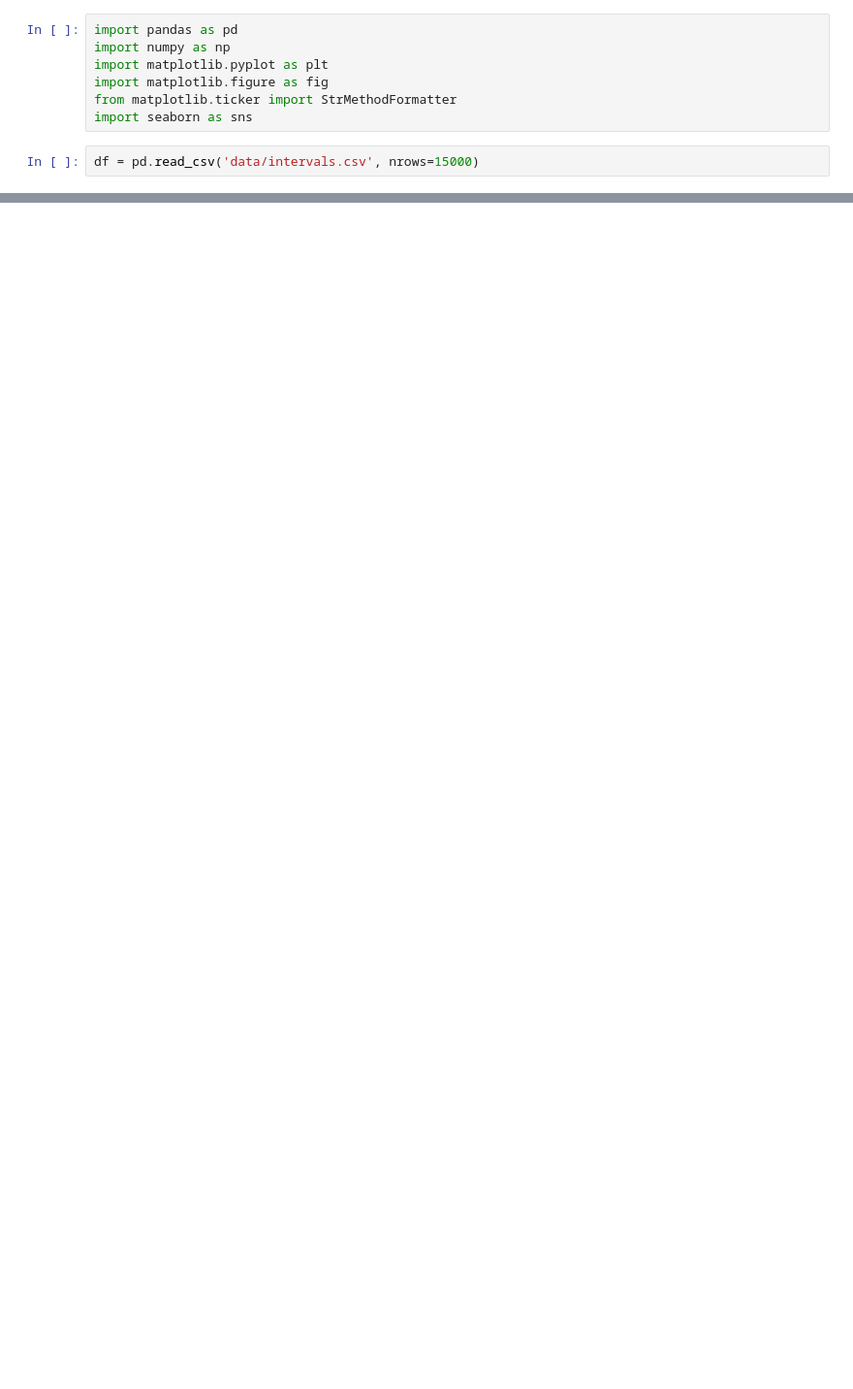
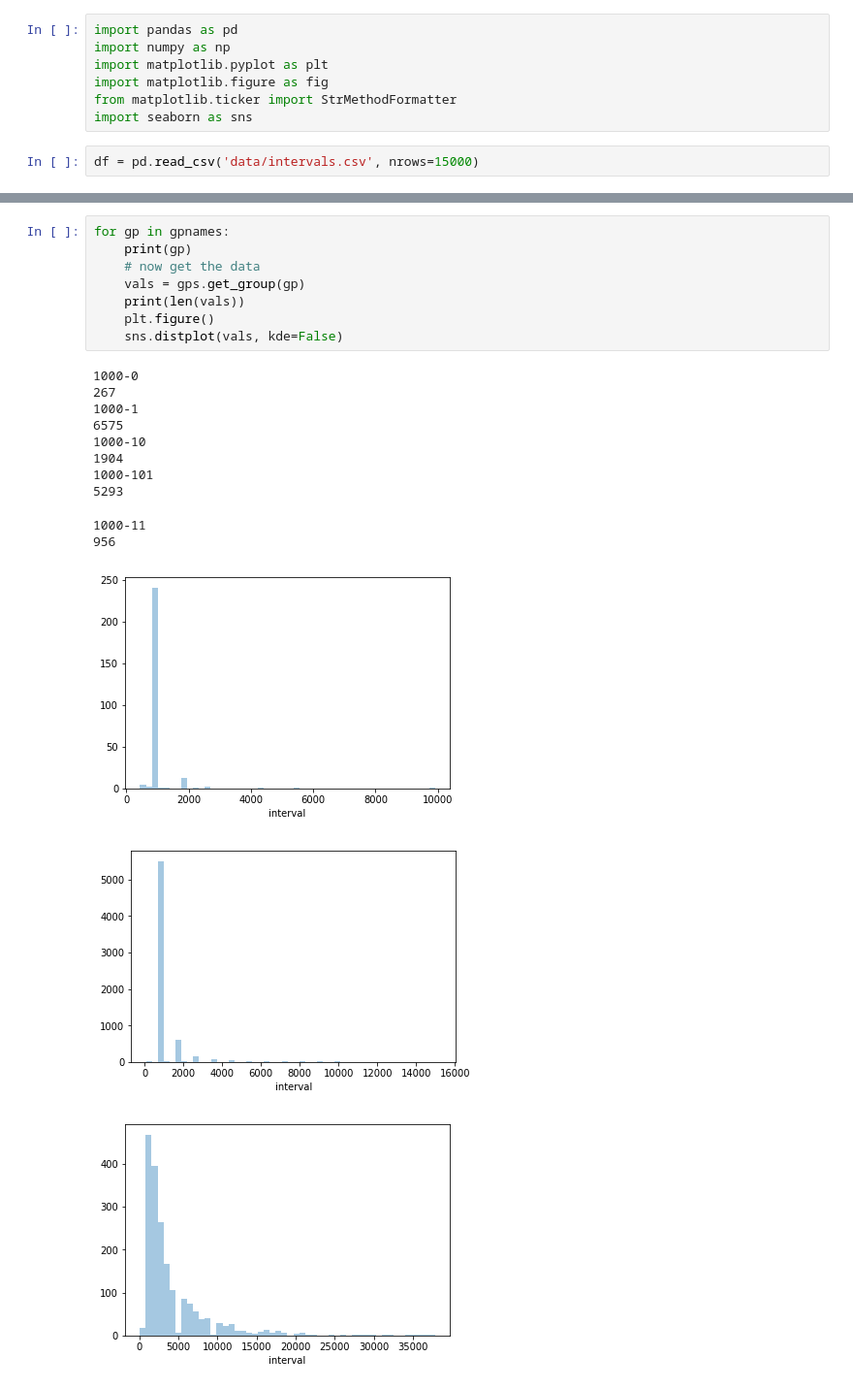
Before and after one commit to davecampbell/data-feeds-analysis, a Jupyter notebook: display_histograms.ipynb, the cells around one changed output, grey strips where cells are left out. Shown: that part at 97% size. Drawn from its saved outputs; the diff is of its cells as text; blank space fills up the shorter version.

```diff
--- a/display_histograms.ipynb
+++ b/display_histograms.ipynb
@@ -114,0 +59,22 @@ sns.distplot(a)
+# %%
+for gp in gpnames:
+    print(gp)
+    # now get the data
+    vals = gps.get_group(gp)
+    print(len(vals))
+    plt.figure()
+    sns.distplot(vals, kde=False)
+# %% [output]
+1000-0
+267
+1000-1
+6575
+1000-10
+1904
+1000-101
+5293
+1000-11
+956
+[figure, added]
+[figure, added]
+[figure, added]
```
Also changed, not shown: parts of 16 cells of this notebook.
